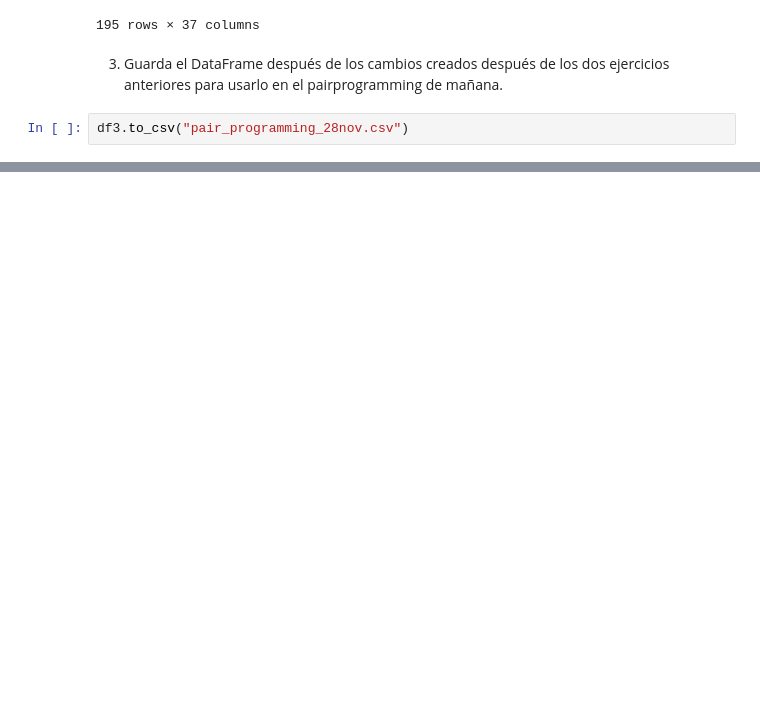
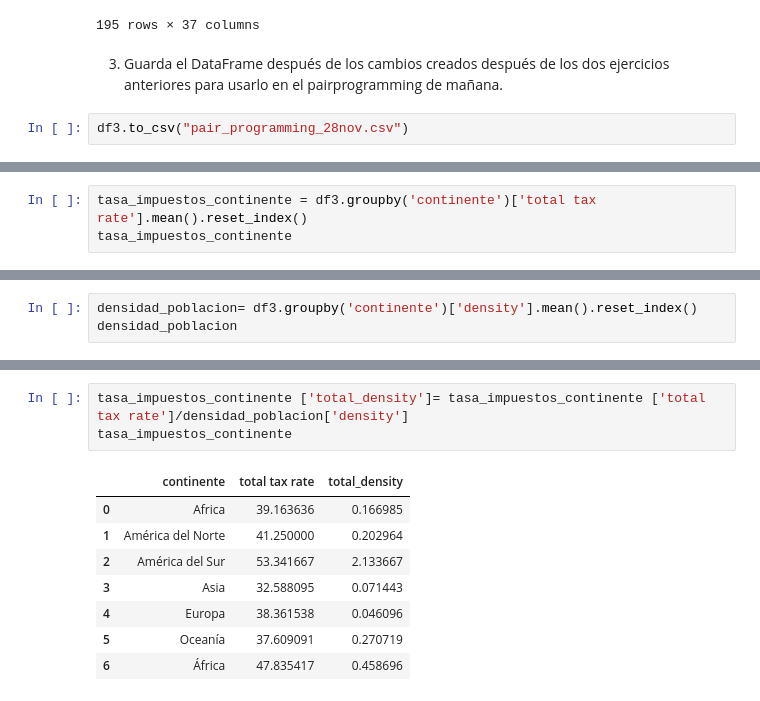
Before and after one commit to Adalab/da-modulo3-sprint1-pairprogramming-MaricarrmenAnaG, a Jupyter notebook: Pair_Programming_Datos_Apply.ipynb, the cells around one changed output, grey strips where cells are left out. Saved outputs shown, nothing was run; the diff lists cells and outputs as text; blank space fills up the shorter version.

```diff
--- a/Pair_Programming_Datos_Apply.ipynb
+++ b/Pair_Programming_Datos_Apply.ipynb
@@ -320,0 +417,3 @@ df3.to_csv("pair_programming_28nov.csv")
+# %%
+tasa_impuestos_continente = df3.groupby('continente')['total tax rate'].mean().reset_index()
+tasa_impuestos_continente
@@ -320,0 +429,3 @@ df3.to_csv("pair_programming_28nov.csv")
+# %%
+densidad_poblacion= df3.groupby('continente')['density'].mean().reset_index()
+densidad_poblacion
@@ -320,0 +441,12 @@ df3.to_csv("pair_programming_28nov.csv")
+# %%
+tasa_impuestos_continente ['total_density']= tasa_impuestos_continente ['total tax rate']/densidad_poblacion['density']
+tasa_impuestos_continente
+# %% [output]
+|  | continente | total tax rate | total_density |
+| 0 | Africa | 39.163636 | 0.166985 |
+| 1 | América del Norte | 41.250000 | 0.202964 |
+| 2 | América del Sur | 53.341667 | 2.133667 |
+| 3 | Asia | 32.588095 | 0.071443 |
+| 4 | Europa | 38.361538 | 0.046096 |
+| 5 | Oceanía | 37.609091 | 0.270719 |
+| 6 | África | 47.835417 | 0.458696 |
```
Also changed, not shown: parts of 25 cells of this notebook.
